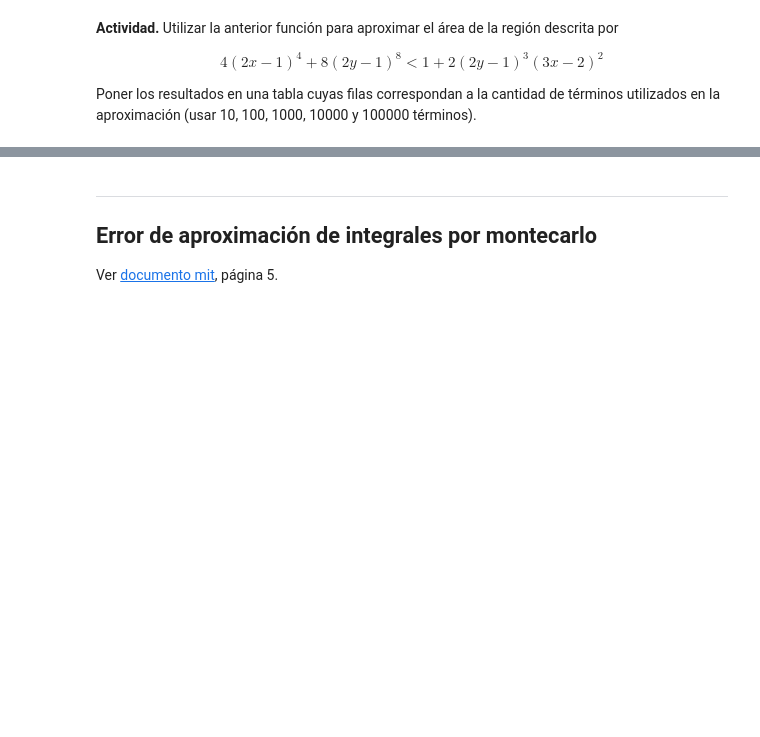
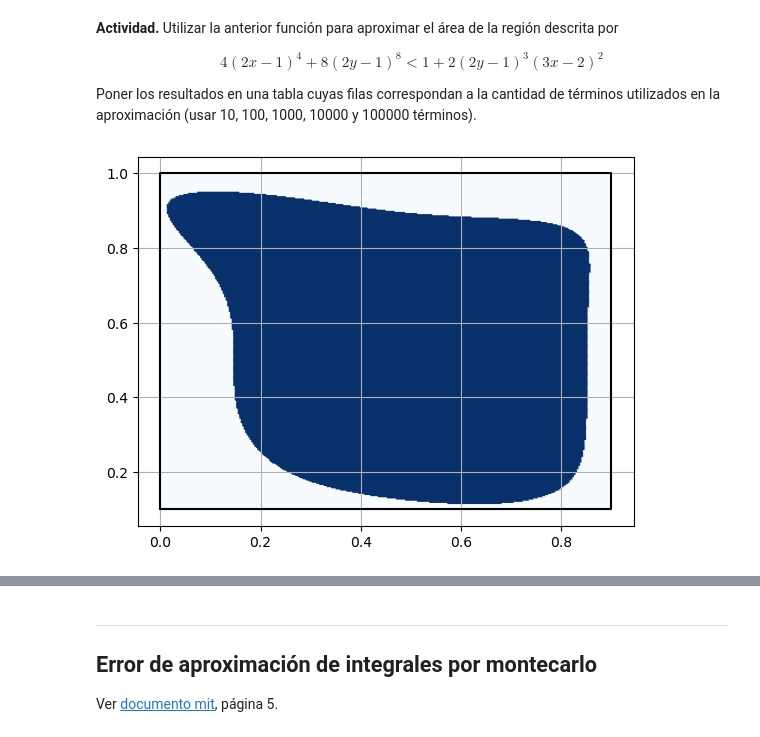
Before and after one commit to ArellanoMCarlos/SimMat-V2023, a Jupyter notebook: Montecarlo/IntegracionMontecarlo.ipynb, the cells around one changed output, grey strips where cells are left out. Drawn from its saved outputs; the diff is of its cells as text; code cells hidden in the pictures; blank space fills up the shorter version.

Commit message:
2.4 Ejercicios de integración

```diff
--- a/Montecarlo/IntegracionMontecarlo.ipynb
+++ b/Montecarlo/IntegracionMontecarlo.ipynb
@@ -445,0 +456,16 @@ Poner los resultados en una tabla cuyas filas correspondan a la cantidad de tér
+# %%
+def region(x,y):
+    return 4*(2*x-1)**4+8*(2*y-1)**8<1+2*(2*y-1)**3*(3*x-2)**2
+# %%
+# Para encontrar los límites de integración, graficamos 'region' para delimitar el área conocida
+xm,xM=0,0.9
+ym,yM=0.1,1
+x=np.linspace(xm,xM,300)
+y=np.linspace(ym,yM,300)
+X,Y=np.meshgrid(x,y) # Asocia cada punto en 'x' con todos los puntos en 'y' (producto cartesiano)
+
+plt.scatter(X,Y,s=1,c=region(X,Y),cmap='Blues') # s -> size, c -> color, cmap -> color maping ('Greys','Blues')
+plt.plot([xm,xM,xM,xm,xm],[ym,ym,yM,yM,ym],'k')
+plt.grid()
+# %% [output]
+[figure, added]
```
Also changed, not shown: parts of 3 cells of this notebook.
